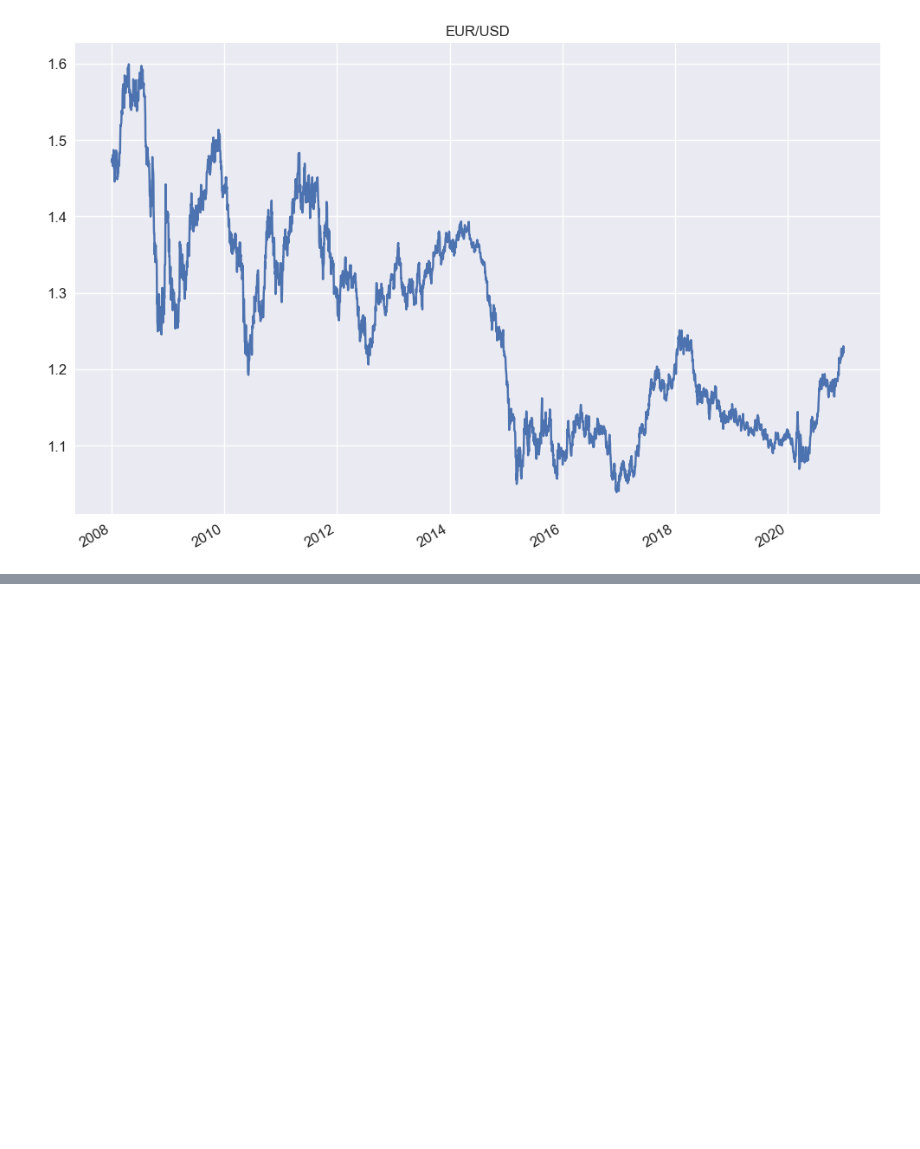
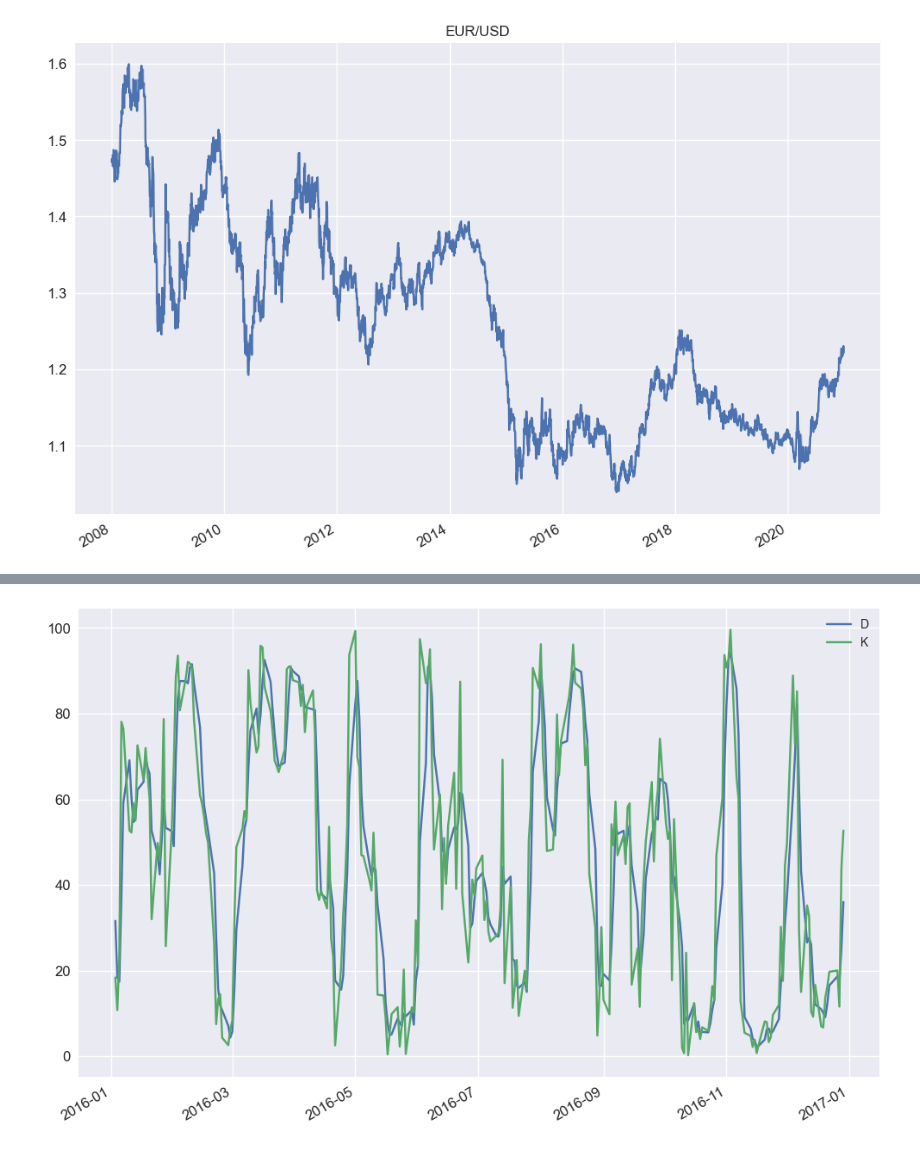
Before and after one commit to AvirukthGT/AlgoTrading, a Jupyter notebook: StochasticOscillator/stochasticOsc.ipynb, the cells around one changed output, grey strips where cells are left out. Saved outputs shown, nothing was run; the diff lists cells and outputs as text; code cells hidden in the pictures; blank space fills up the shorter version.

```diff
--- a/StochasticOscillator/stochasticOsc.ipynb
+++ b/StochasticOscillator/stochasticOsc.ipynb
@@ -61,0 +110,9 @@ plt.show()
+# %%
+moving_av = 3
+# %%
+data["D"] = data.K.rolling(moving_av).mean()
+# %%
+data.loc["2016", ["D", "K"]].plot(figsize = (12, 8), fontsize = 12)
+plt.show()
+# %% [output]
+[figure, added]
```
Also changed, not shown: parts of 12 cells of this notebook.
